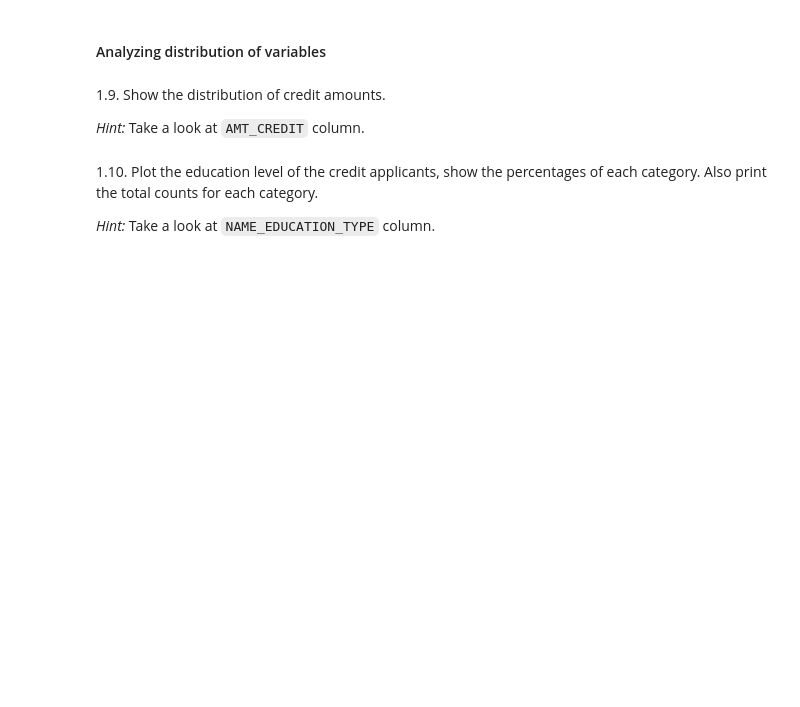
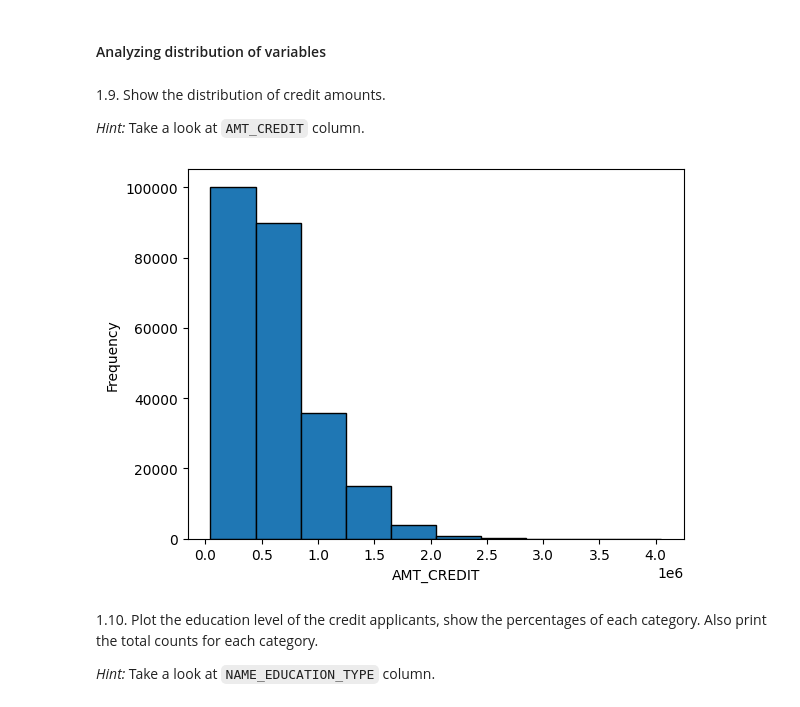
Before and after one commit to bapilco/Project2, a Jupyter notebook: AnyoneAI - Sprint Project 02.ipynb, the cells around one changed output. Drawn from its saved outputs; the diff is of its cells as text; code cells hidden in the pictures; blank space fills up the shorter version.

```diff
--- a/AnyoneAI - Sprint Project 02.ipynb
+++ b/AnyoneAI - Sprint Project 02.ipynb
@@ -203,6 +255,13 @@ COMMONAREA_MEDI   121000      62.9
 *Hint:* Take a look at `AMT_CREDIT` column.
 # %%
 ### TODO Complete in this cell: distribution of credit amounts
+
+plt.hist(train_df['AMT_CREDIT'], edgecolor='black')
+plt.xlabel('AMT_CREDIT')
+plt.ylabel('Frequency')
+plt.show()
+# %% [output]
+[figure, added]
 # %% [markdown]
 1.10. Plot the education level of the credit applicants, show the percentages of each category. Also print the total counts for each category.
 
```
Also changed, not shown: parts of 14 cells of this notebook, 1 other file.
